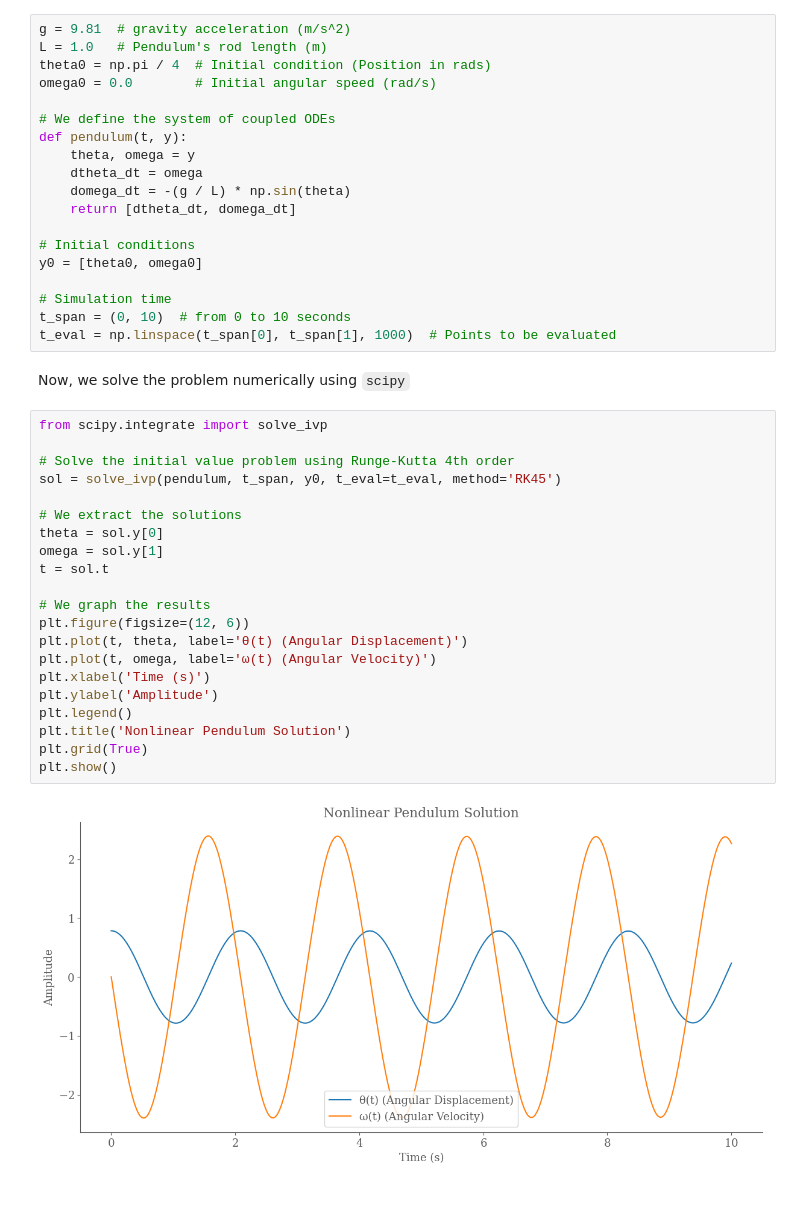
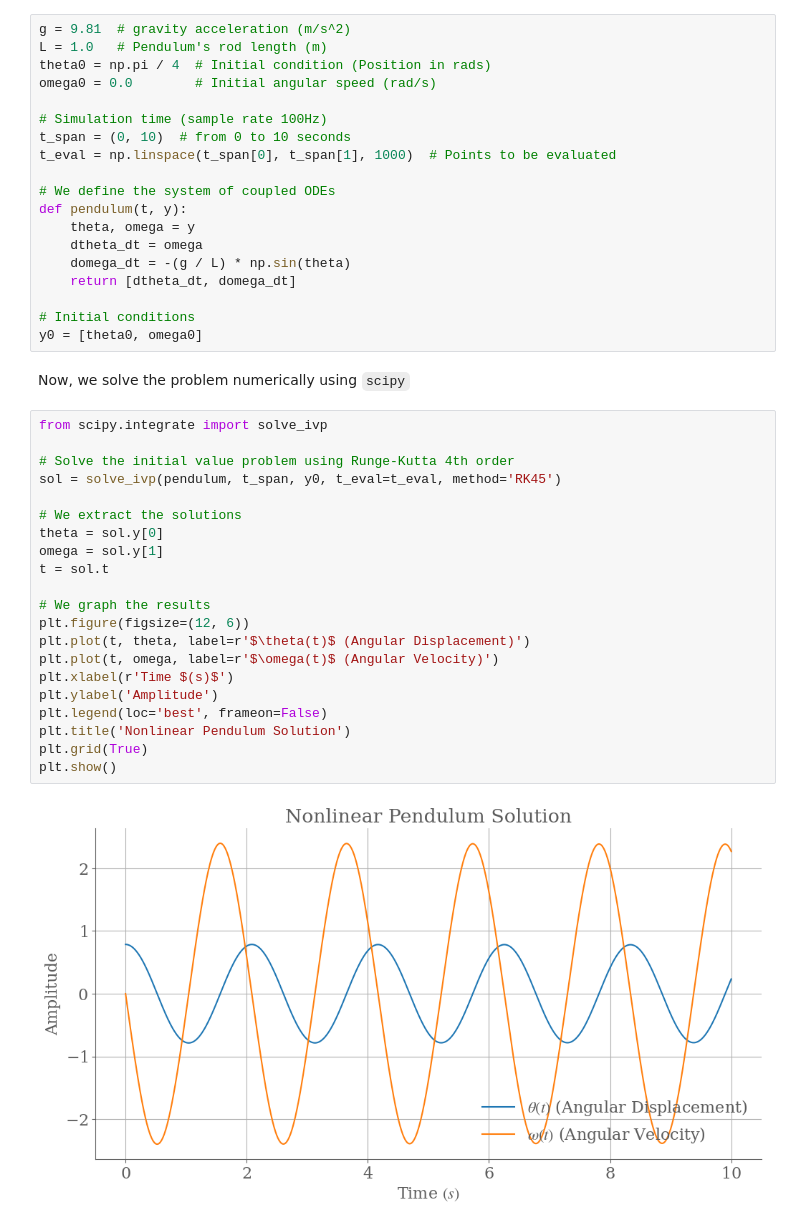
Before and after one commit to dortiz5/ihealth-pinns-workshop, a Jupyter notebook: notebooks/activity-1.ipynb, the cells around one changed output. Cells and saved outputs as stored; diff of their text form; blank space fills up the shorter version.

```diff
--- a/notebooks/activity-1.ipynb
+++ b/notebooks/activity-1.ipynb
@@ -101,6 +182,10 @@ g = 9.81  # gravity acceleration (m/s^2)
 L = 1.0   # Pendulum's rod length (m)
 theta0 = np.pi / 4  # Initial condition (Position in rads)
 omega0 = 0.0        # Initial angular speed (rad/s)
+
+# Simulation time (sample rate 100Hz)
+t_span = (0, 10)  # from 0 to 10 seconds
+t_eval = np.linspace(t_span[0], t_span[1], 1000)  # Points to be evaluated
 
 # We define the system of coupled ODEs
 def pendulum(t, y):
@@ -111,32 +196,28 @@ def pendulum(t, y):
 
 # Initial conditions
 y0 = [theta0, omega0]
-
-# Simulation time
-t_span = (0, 10)  # from 0 to 10 seconds
-t_eval = np.linspace(t_span[0], t_span[1], 1000)  # Points to be evaluated
 # %% [markdown]
 Now, we solve the problem numerically using `scipy`
 # %%
 from scipy.integrate import solve_ivp
 
 # Solve the initial value problem using Runge-Kutta 4th order
 sol = solve_ivp(pendulum, t_span, y0, t_eval=t_eval, method='RK45')
 
 # We extract the solutions
 theta = sol.y[0]
 omega = sol.y[1]
 t = sol.t
 
 # We graph the results
 plt.figure(figsize=(12, 6))
-plt.plot(t, theta, label='θ(t) (Angular Displacement)')
-plt.plot(t, omega, label='ω(t) (Angular Velocity)')
-plt.xlabel('Time (s)')
+plt.plot(t, theta, label=r'$\theta(t)$ (Angular Displacement)')
+plt.plot(t, omega, label=r'$\omega(t)$ (Angular Velocity)')
+plt.xlabel(r'Time $(s)$')
 plt.ylabel('Amplitude')
-plt.legend()
+plt.legend(loc='best', frameon=False)
 plt.title('Nonlinear Pendulum Solution')
 plt.grid(True)
 plt.show()
 # %% [output]
-[figure, old version]
+[figure, new version]
```
Also changed, not shown: parts of 13 cells of this notebook, 4 other files.
